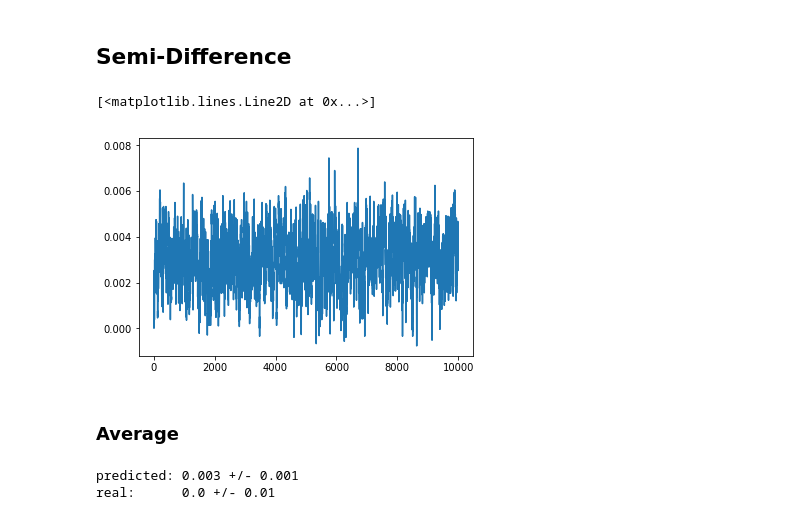
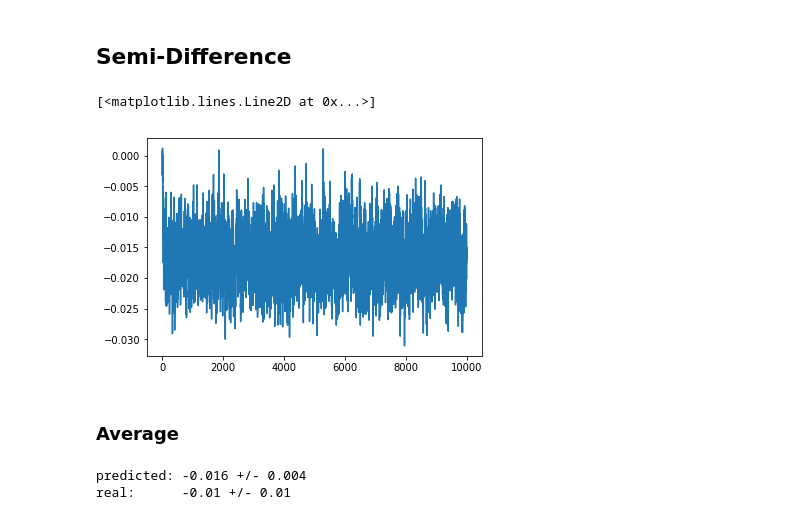
Before and after one commit to mcucchi9/exotic, a Jupyter notebook: notebooks/prediction.ipynb, the cells around one changed output. Cells and saved outputs as stored; diff of their text form; code cells hidden in the pictures.

```diff
--- a/notebooks/prediction.ipynb
+++ b/notebooks/prediction.ipynb
@@ -14,8 +14,9 @@ import matplotlib.pyplot as plt
 # %%
 sys.path.append('/home/cucchi/phd/devel/phd/')
 RESP_PATH = '/home/cucchi/phd/data/response/lorenz96/rk4/SF_8_1.0_0/'
-obs = 'energy_bin_0.8q_0.9q'
-forcing = 'SF_8_0.5_0'
+obs = 'energy_bin_0.1q_0.2q'
+force_intensity_delta = 2.0
+forcing = 'SF_8_{}_0'.format(force_intensity_delta)
 # %%
 from lab import analysis
 from lab.simulation import forcings
@@ -23,8 +24,6 @@ from lab.simulation import forcings
 Average response
 # %%
 response_p1 = xr.open_dataarray(os.path.join(RESP_PATH, 'response_lorenz96_rk4_{}_SF_8_1.0_0.nc'.format(obs)))
-response_p1 = response_p1.values
-response_p1 = np.squeeze(response_p1)
 plt.plot(response_p1)
 # %% [output]
 [<matplotlib.lines.Line2D at 0x...>]
@@ -32,3 +30,0 @@ plt.plot(response_p1)
-# %%
-response_p1 = xr.open_dataarray(os.path.join(RESP_PATH, 'response_lorenz96_rk4_{}_SF_8_1.0_0.nc'.format(obs)))
-response_p1
@@ -98,15 +78,13 @@ real:      0.0 +/- 0.01
 # %%
 RESP_PATH = '/home/cucchi/phd/data/response/lorenz96/rk4/SF_8_-1.0_0/'
 response_m1 = xr.open_dataarray(os.path.join(RESP_PATH, 'response_lorenz96_rk4_{}_SF_8_-1.0_0.nc'.format(obs)))
-response_m1 = response_m1.values
-response_m1 = np.squeeze(response_m1)
 response = (response_p1 - response_m1)/2
-chi = analysis.compute_susceptibility(response)
-resp_pred = analysis.compute_response(chi, forcings.StepForcing(force_intensity_delta=0.5))
+chi = analysis.compute_susceptibility(response.values.squeeze())
+resp_pred = analysis.compute_response(chi, forcings.StepForcing(force_intensity_delta=force_intensity_delta))
 plt.plot(resp_pred[0:10000])
 # %% [output]
 [<matplotlib.lines.Line2D at 0x...>]
-[figure, old version]
+[figure, new version]
 # %% [markdown]
 ### Average
 # %%
@@ -123,5 +101,5 @@ print('real:      {} +/- {}'.format(
     round(float(resp_real.std().values), sig_digit_real)
 ))
 # %% [output]
-predicted: 0.003 +/- 0.001
-real:      0.0 +/- 0.01
+predicted: -0.016 +/- 0.004
+real:      -0.01 +/- 0.01
```
Also changed, not shown: parts of 6 cells of this notebook, 1 other file.
